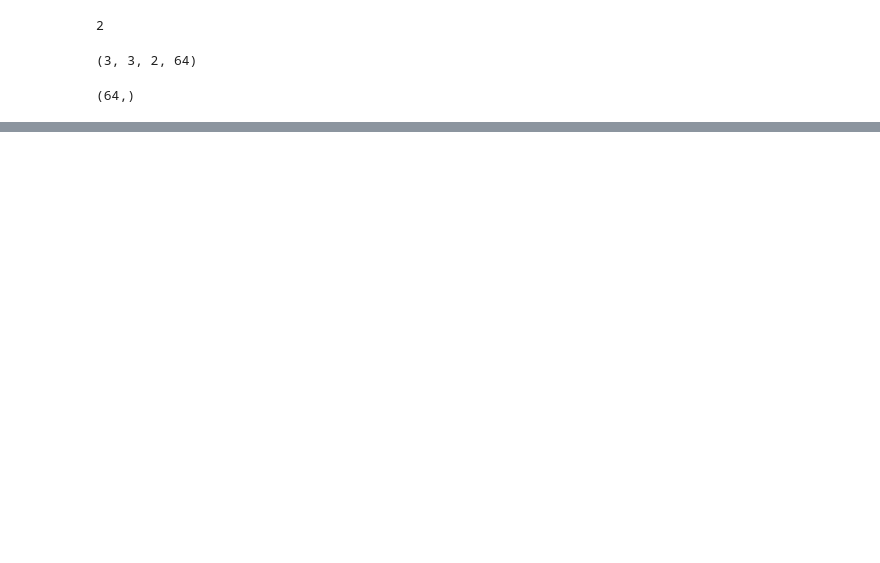
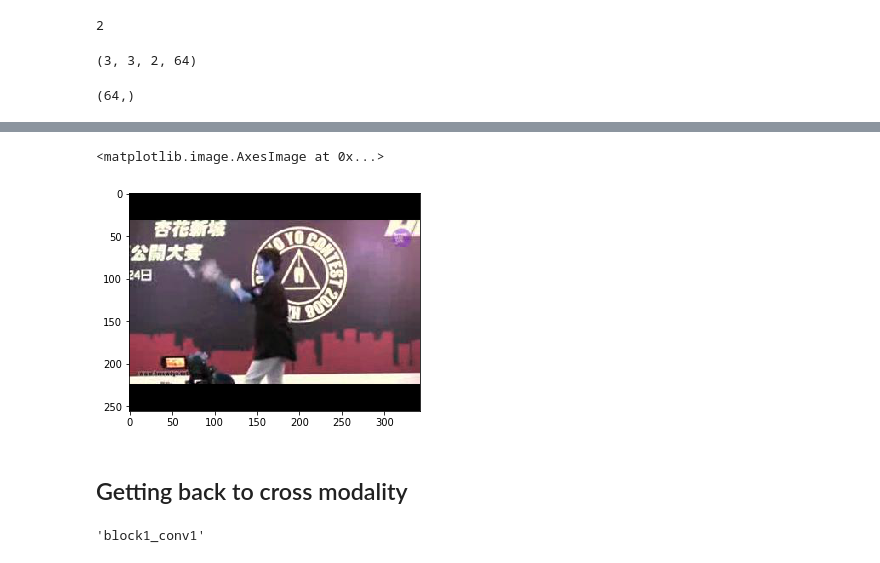
Before and after one commit to chrisparker126/two_stream_part2, a Jupyter notebook: investigations/motion_net_accuracy_improvement.ipynb, the cells around one changed output, grey strips where cells are left out. Drawn from its saved outputs; the diff is of its cells as text; code cells hidden in the pictures; blank space fills up the shorter version.

```diff
--- a/investigations/motion_net_accuracy_improvement.ipynb
+++ b/investigations/motion_net_accuracy_improvement.ipynb
@@ -90,0 +153,8 @@ print(v[1])
+# %%
+img = cv2.imread('/data/jpegs_256/v_YoYo_g01_c05/frame000154.jpg')
+plt.imshow(img)
+# %% [output]
+<matplotlib.image.AxesImage at 0x...>
+[figure, added]
+# %% [markdown]
+## Getting back to cross modality
@@ -90,0 +163,4 @@ print(v[1])
+# %%
+l.name
+# %% [output]
+'block1_conv1'
```
Also changed, not shown: parts of 25 cells of this notebook, 10 other files.
